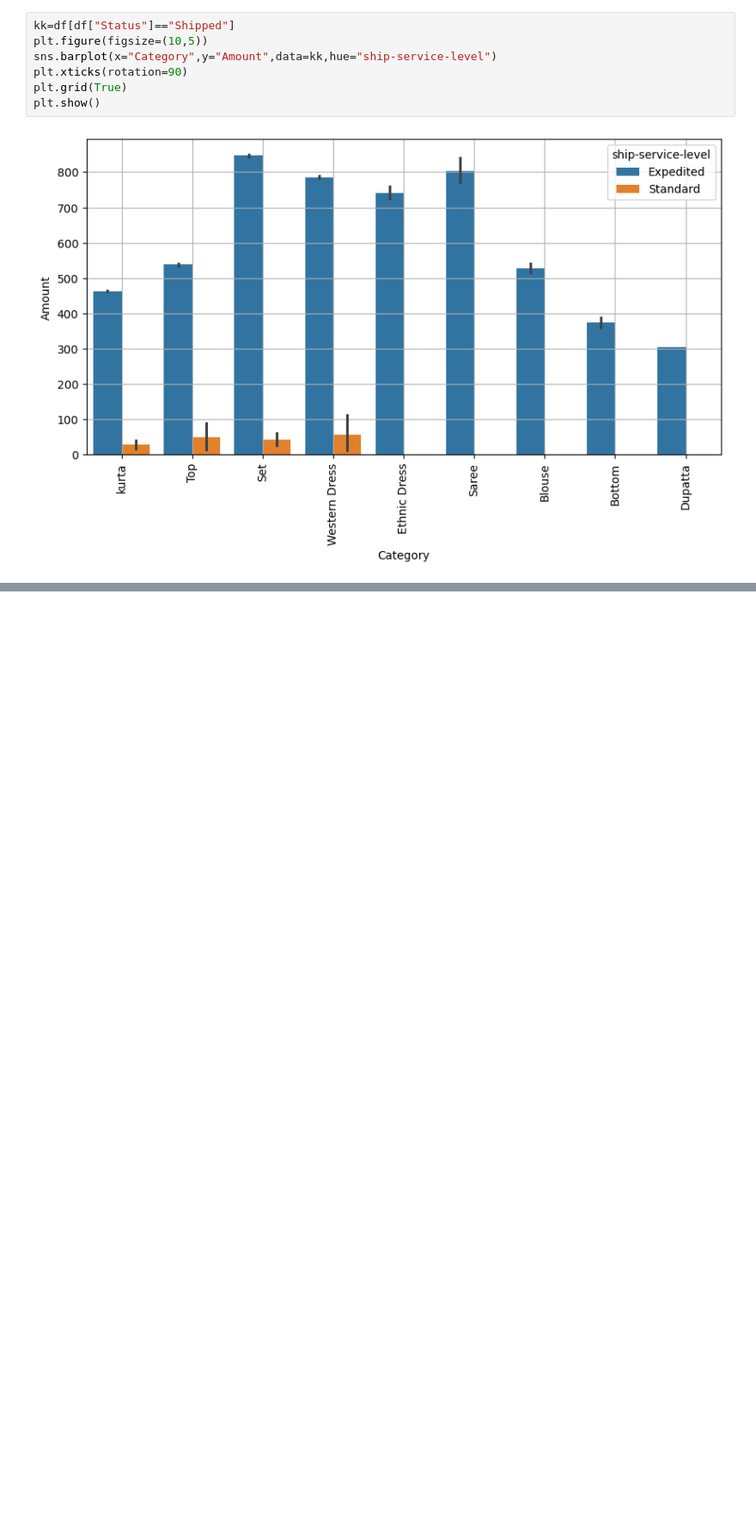
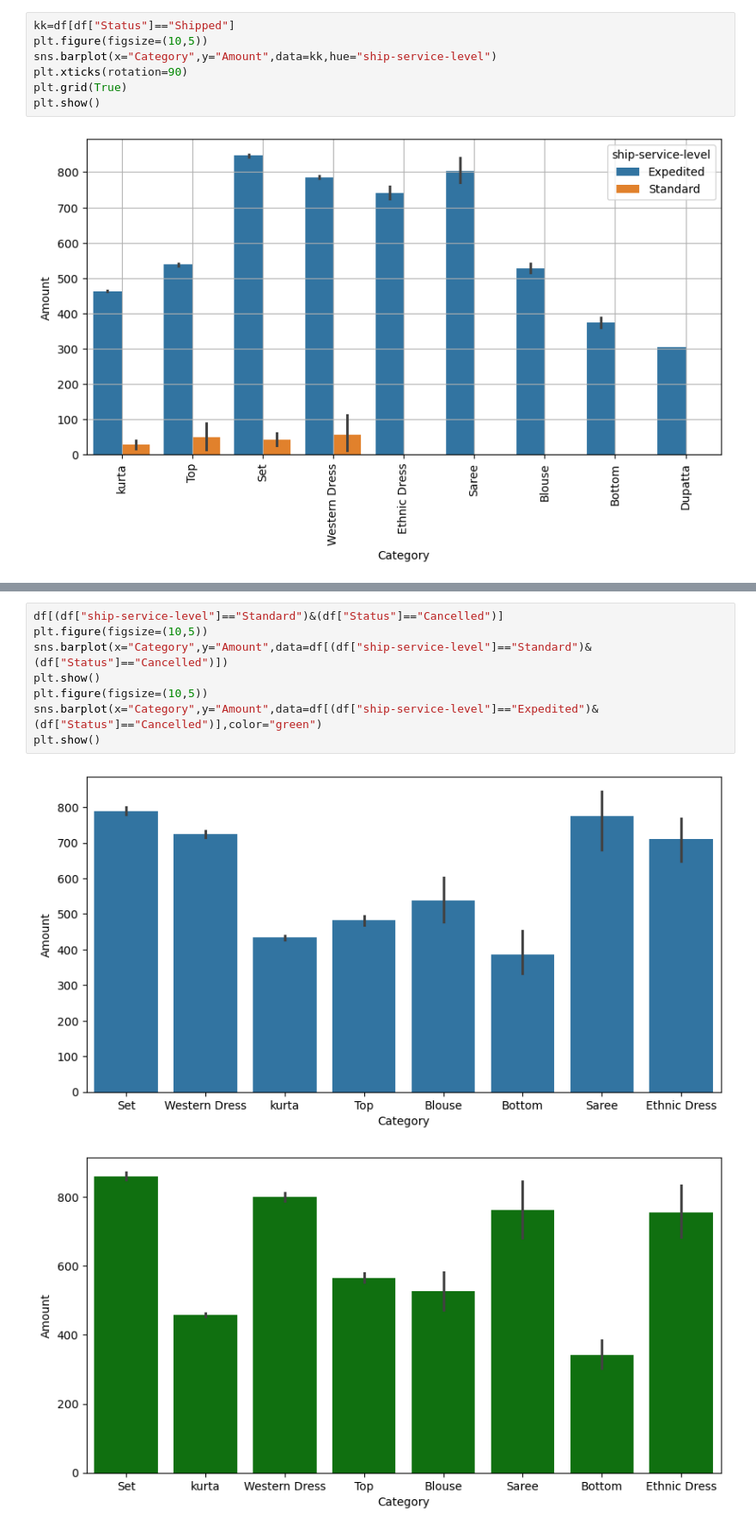
Before and after one commit to Mohammednihal7/Python., a Jupyter notebook: amezon_sales.ipynb, the cells around one changed output, grey strips where cells are left out. Shown at 86% size. Drawn from its saved outputs; the diff is of its cells as text; blank space fills up the shorter version.

```diff
--- a/amezon_sales.ipynb
+++ b/amezon_sales.ipynb
@@ -200,0 +203,11 @@ Name: count, dtype: int64
+# %%
+df[(df["ship-service-level"]=="Standard")&(df["Status"]=="Cancelled")]
+plt.figure(figsize=(10,5))
+sns.barplot(x="Category",y="Amount",data=df[(df["ship-service-level"]=="Standard")&(df["Status"]=="Cancelled")])
+plt.show()
+plt.figure(figsize=(10,5))
+sns.barplot(x="Category",y="Amount",data=df[(df["ship-service-level"]=="Expedited")&(df["Status"]=="Cancelled")],color="green")
+plt.show()
+# %% [output]
+[figure, added]
+[figure, added]
```
Also changed, not shown: parts of 4 cells of this notebook.
